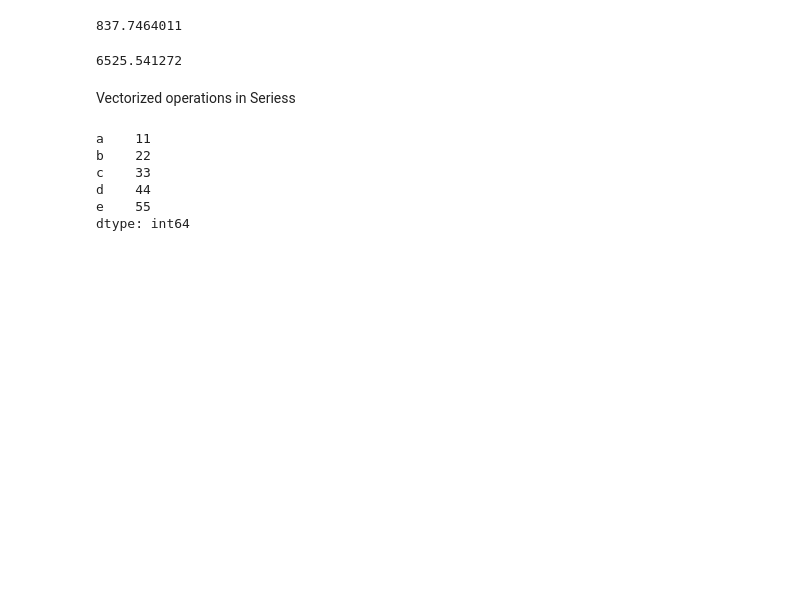
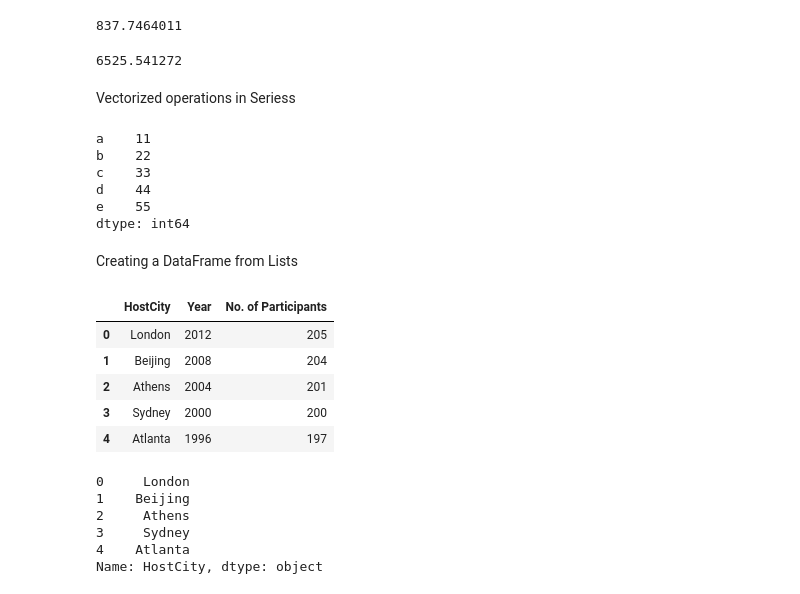
Before and after one commit to shubhpanchal/Pandas, a Jupyter notebook: Pandas.ipynb, the cells around one changed output. Drawn from its saved outputs; the diff is of its cells as text; code cells hidden in the pictures; blank space fills up the shorter version.

```diff
--- a/Pandas.ipynb
+++ b/Pandas.ipynb
@@ -121,3 +121,5 @@ c    33
 d    44
 e    55
 dtype: int64
+# %% [markdown]
+Creating a DataFrame from Lists
@@ -123,0 +133,19 @@ dtype: int64
+# %%
+df_olympicData = pd.DataFrame(olympicDataList)
+df_olympicData
+# %% [output]
+|  | HostCity | Year | No. of Participants |
+| 0 | London | 2012 | 205 |
+| 1 | Beijing | 2008 | 204 |
+| 2 | Athens | 2004 | 201 |
+| 3 | Sydney | 2000 | 200 |
+| 4 | Atlanta | 1996 | 197 |
+# %%
+df_olympicData.HostCity
+# %% [output]
+0     London
+1    Beijing
+2     Athens
+3     Sydney
+4    Atlanta
+Name: HostCity, dtype: object
```
Also changed, not shown: parts of 62 cells of this notebook.
